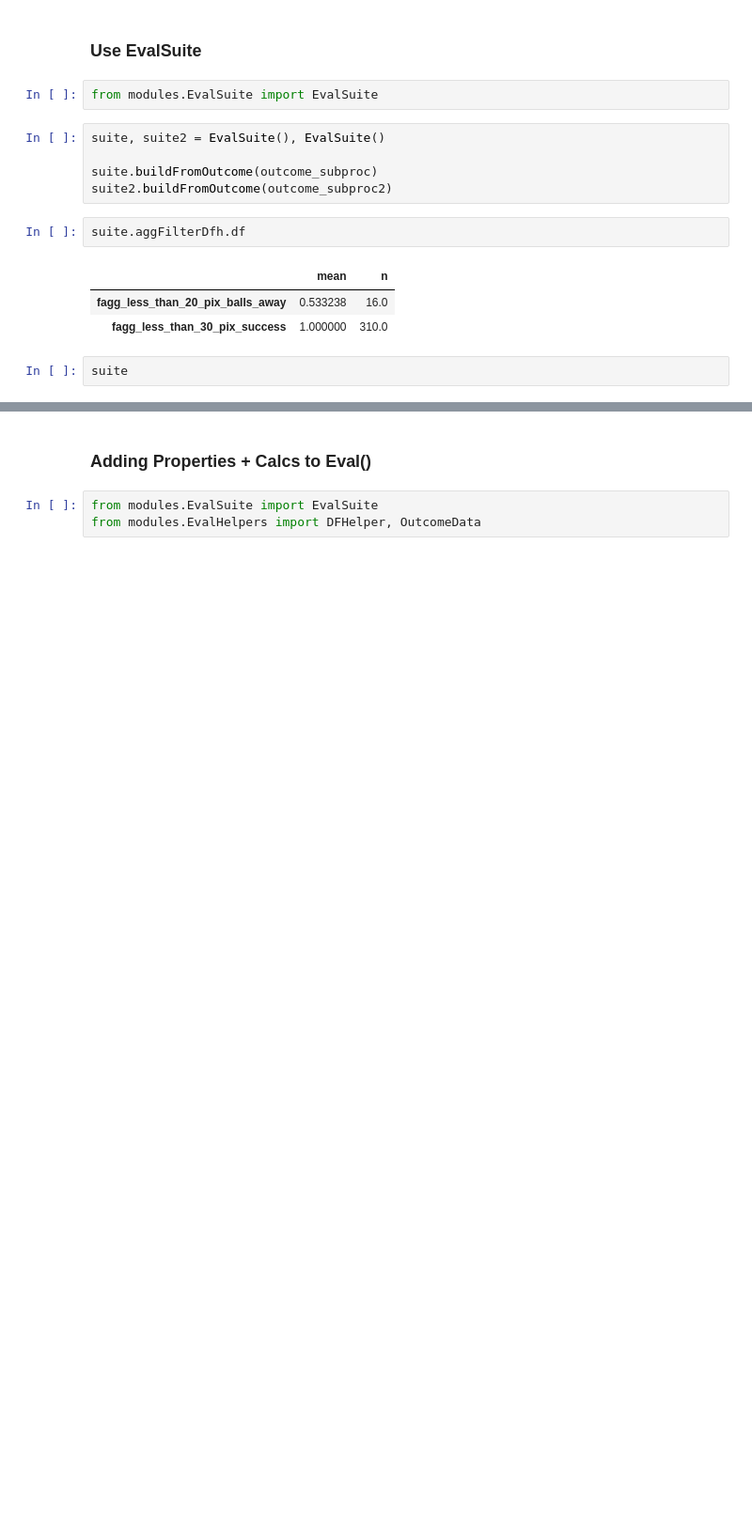
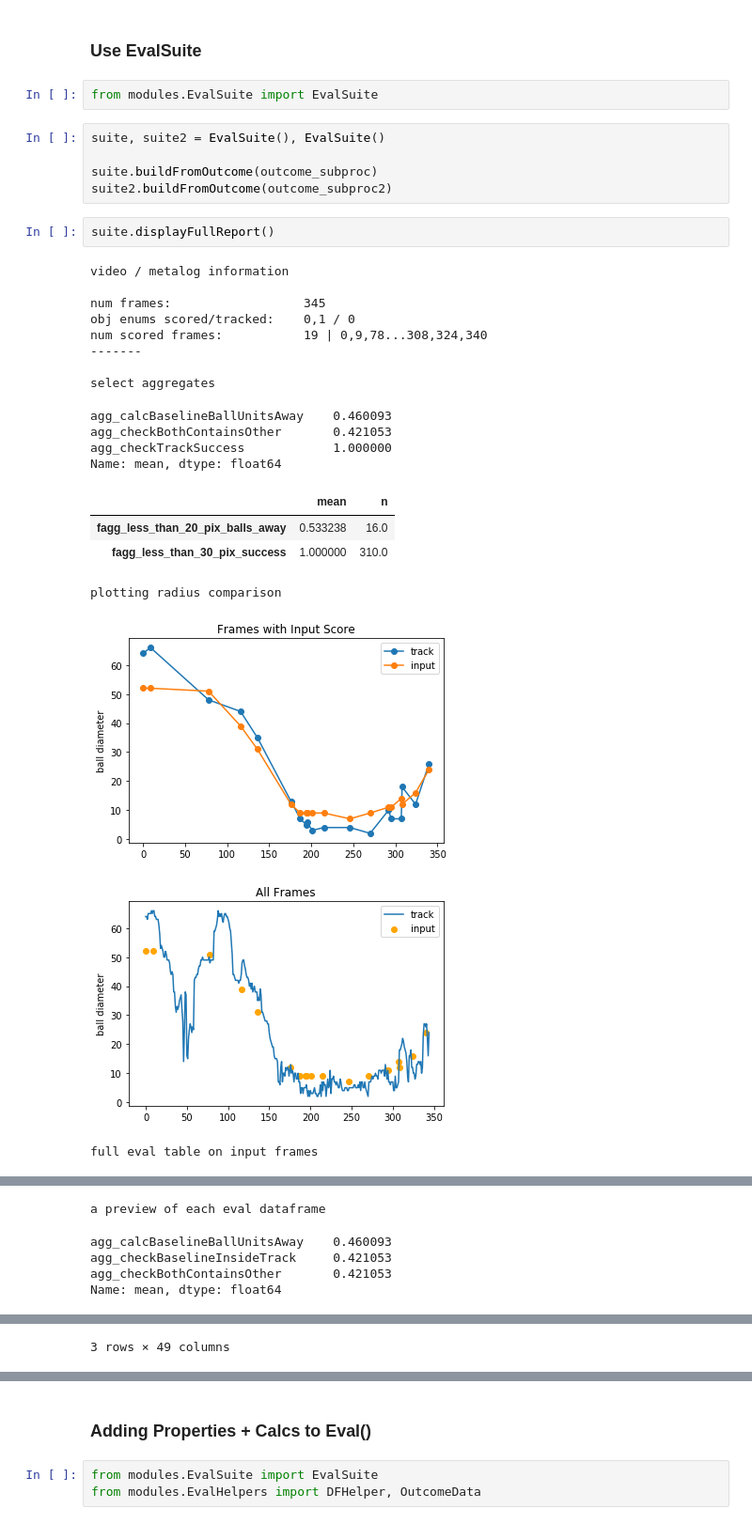
Before and after one commit to sutt/ppd, a Jupyter notebook: books/eval-module-5.ipynb, the cells around one changed output, grey strips where cells are left out. Shown at 94% size. Cells and saved outputs as stored; diff of their text form; blank space fills up the shorter version.

Commit message:
eval reporting / formatting edits

```diff
--- a/books/eval-module-5.ipynb
+++ b/books/eval-module-5.ipynb
@@ -101,11 +98,25 @@ suite, suite2 = EvalSuite(), EvalSuite()
 
 suite.buildFromOutcome(outcome_subproc)
 suite2.buildFromOutcome(outcome_subproc2)
-# %%
-suite.aggFilterDfh.df
-# %% [output]
-|  | mean | n |
-| fagg_less_than_20_pix_balls_away | 0.533238 | 16.0 |
-| fagg_less_than_30_pix_success | 1.000000 | 310.0 |
 # %%
-suite
+suite.displayFullReport()
+# %% [output]
+video / metalog information
+
+num frames:                  345
+obj enums scored/tracked:    0,1 / 0
+num scored frames:           19 | 0,9,78...308,324,340
+-------
+
+select aggregates
+agg_calcBaselineBallUnitsAway    0.460093
+agg_checkBothContainsOther       0.421053
+agg_checkTrackSuccess            1.000000
+Name: mean, dtype: float64
+|  | mean | n |
+| fagg_less_than_20_pix_balls_away | 0.533238 | 16.0 |
+| fagg_less_than_30_pix_success | 1.000000 | 310.0 |
+plotting radius comparison
+[figure, added]
+[figure, added]
+full eval table on input frames
@@ -111,0 +140,5 @@ suite
+a preview of each eval dataframe
+agg_calcBaselineBallUnitsAway    0.460093
+agg_checkBaselineInsideTrack     0.421053
+agg_checkBothContainsOther       0.421053
+Name: mean, dtype: float64
@@ -111,0 +156 @@ suite
+3 rows × 49 columns
```
Also changed, not shown: parts of 11 cells of this notebook, 3 other files.
